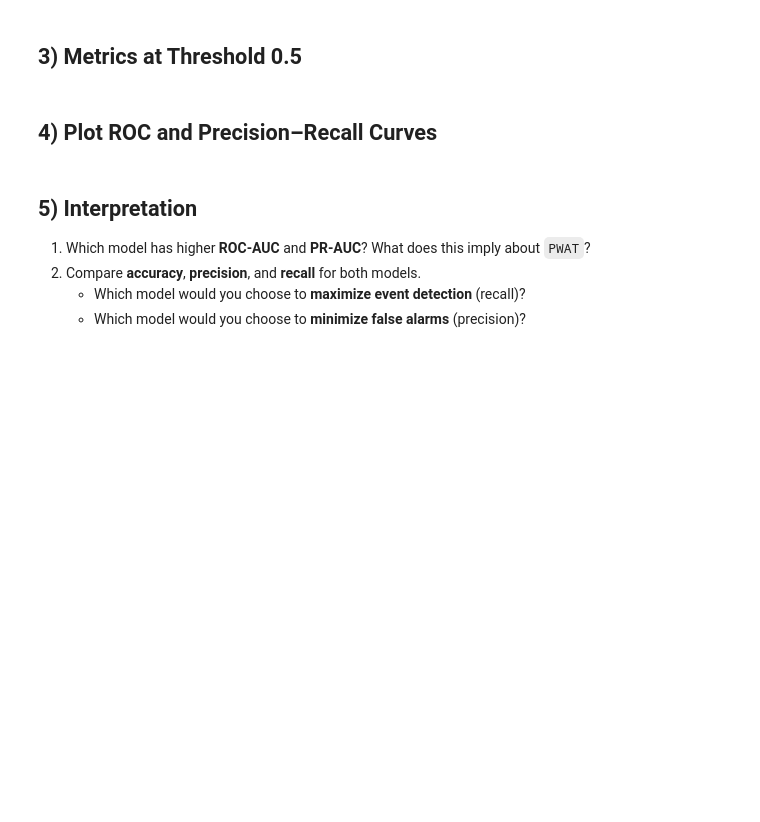
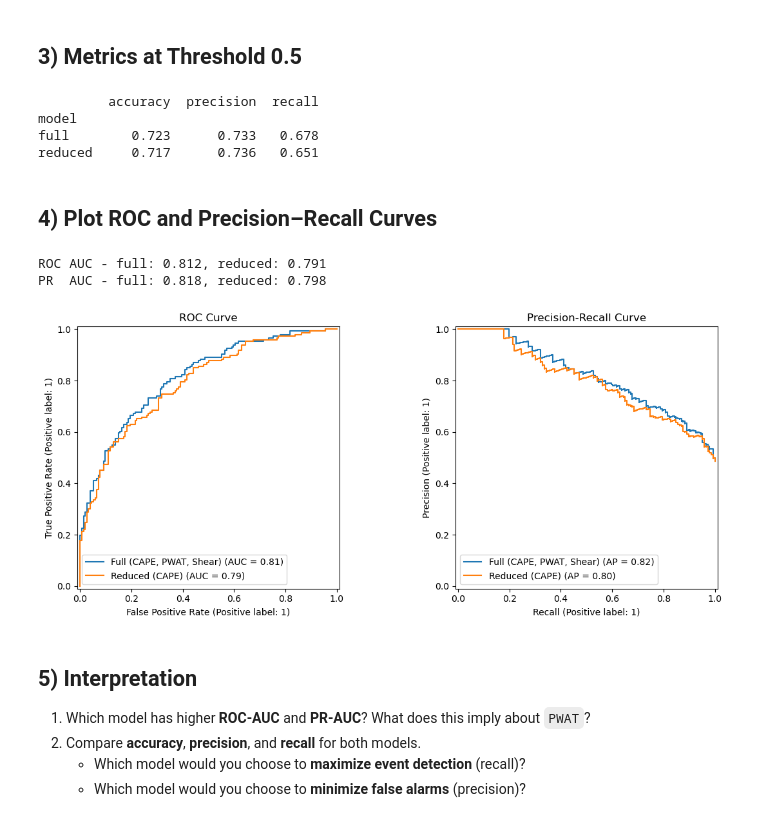
Before and after one commit to swnesbitt/ATMS-523-Module-5-Checkin, a Jupyter notebook: notebooks/LogReg_Compare_Models.ipynb, the cells around one changed output. Saved outputs shown, nothing was run; the diff lists cells and outputs as text; code cells hidden in the pictures; blank space fills up the shorter version.

```diff
--- a/notebooks/LogReg_Compare_Models.ipynb
+++ b/notebooks/LogReg_Compare_Models.ipynb
@@ -82,7 +110,54 @@ ypred_reduced = (yprob_reduced >= thr).astype(int)
+# %%
+#Put results into a DataFrame for easy viewing
+
+results = pd.DataFrame({
+'model': ['full', 'reduced'],
+'accuracy': [acc_full, acc_reduced],
+'precision': [prec_full, prec_reduced],
+'recall': [rec_full, rec_reduced]
+}).set_index('model')
+
+print(results.round(3))
+# %% [output]
+         accuracy  precision  recall
+model
+full        0.723      0.733   0.678
+reduced     0.717      0.736   0.651
 # %% [markdown]
 ## 4) Plot ROC and Precision–Recall Curves
 # %%
-# TODO: Plot ROC and PR curves for both models on shared axes
+# Plot ROC and PR curves for both models on shared axes
+from sklearn.metrics import roc_auc_score, average_precision_score
+
+# Compute numeric AUCs
+#In the case where the main interest is not the plot but the ROC-AUC score itself, we can reproduce the value shown in the plot using roc_auc_score.
+roc_auc_full = roc_auc_score(yf_test, yprob_full)
+roc_auc_reduced = roc_auc_score(yr_test, yprob_reduced)
+pr_auc_full = average_precision_score(yf_test, yprob_full)
+pr_auc_reduced = average_precision_score(yr_test, yprob_reduced)
+
+print(f"ROC AUC - full: {roc_auc_full:.3f}, reduced: {roc_auc_reduced:.3f}")
+print(f"PR  AUC - full: {pr_auc_full:.3f}, reduced: {pr_auc_reduced:.3f}")
+
+fig, axes = plt.subplots(1, 2, figsize=(12,5))
+
+# ROC on left
+RocCurveDisplay.from_predictions(yf_test, yprob_full, name='Full (CAPE, PWAT, Shear)', ax=axes[0])
+RocCurveDisplay.from_predictions(yr_test, yprob_reduced, name='Reduced (CAPE)', ax=axes[0])
+axes[0].set_title('ROC Curve')
+axes[0].legend()
+
+# Precision-Recall on right
+PrecisionRecallDisplay.from_predictions(yf_test, yprob_full, name='Full (CAPE, PWAT, Shear)', ax=axes[1])
+PrecisionRecallDisplay.from_predictions(yr_test, yprob_reduced, name='Reduced (CAPE)', ax=axes[1])
+axes[1].set_title('Precision-Recall Curve')
+axes[1].legend()
+
+plt.tight_layout()
+# %% [output]
+ROC AUC - full: 0.812, reduced: 0.791
+PR  AUC - full: 0.818, reduced: 0.798
+[figure, added]
 # %% [markdown]
 ## 5) Interpretation
 
```
Also changed, not shown: parts of 7 cells of this notebook.
